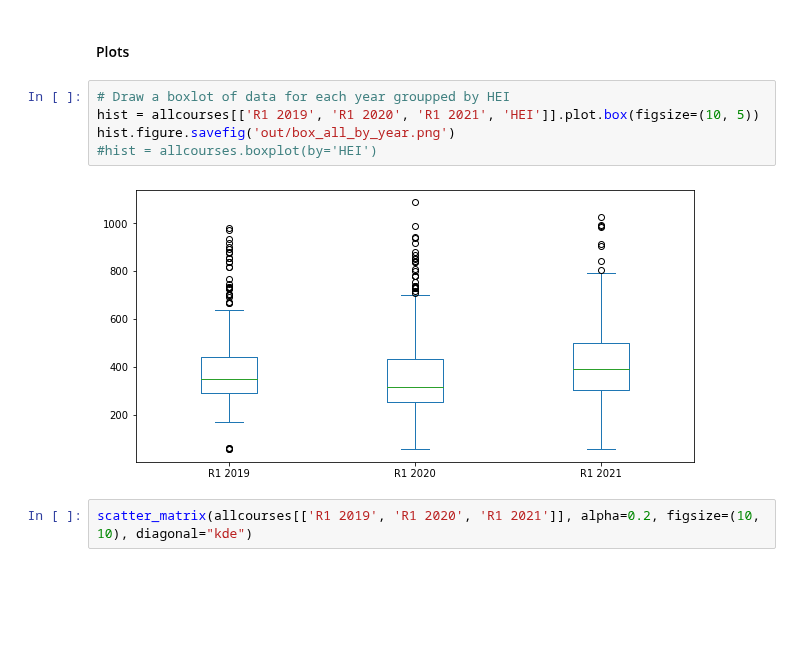
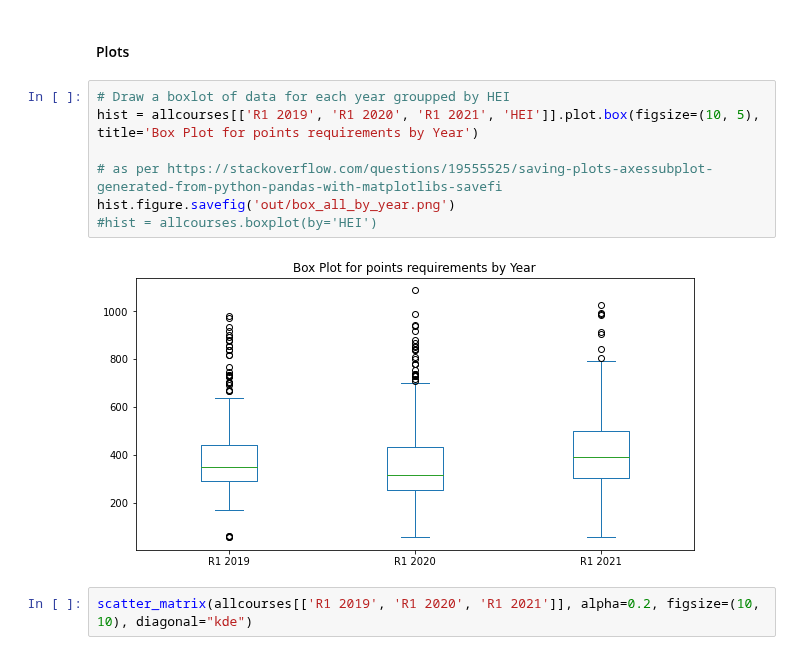
Before and after one commit to przemekbil/FoDA_2021, a Jupyter notebook: cao.ipynb, the cells around one changed output. Saved outputs shown, nothing was run; the diff lists cells and outputs as text; blank space fills up the shorter version.

Commit message:
Some exploratory graphs added

```diff
--- a/cao.ipynb
+++ b/cao.ipynb
@@ -1052,11 +1100,13 @@ allcourses[allcourses['R1 21_to_19'] == allcourses['R1 21_to_19'].min()]
 #### Plots
 # %%
 # Draw a boxlot of data for each year groupped by HEI
-hist = allcourses[['R1 2019', 'R1 2020', 'R1 2021', 'HEI']].plot.box(figsize=(10, 5))
+hist = allcourses[['R1 2019', 'R1 2020', 'R1 2021', 'HEI']].plot.box(figsize=(10, 5), title='Box Plot for points requirements by Year')
+
+# as per https://stackoverflow.com/questions/19555525/saving-plots-axessubplot-generated-from-python-pandas-with-matplotlibs-savefi
 hist.figure.savefig('out/box_all_by_year.png')
 #hist = allcourses.boxplot(by='HEI')
 # %% [output]
-[figure, old version]
+[figure, new version]
 # %%
 scatter_matrix(allcourses[['R1 2019', 'R1 2020', 'R1 2021']], alpha=0.2, figsize=(10, 10), diagonal="kde")
 # %% [output]
```
Also changed, not shown: parts of 11 cells of this notebook, 18 other files.
